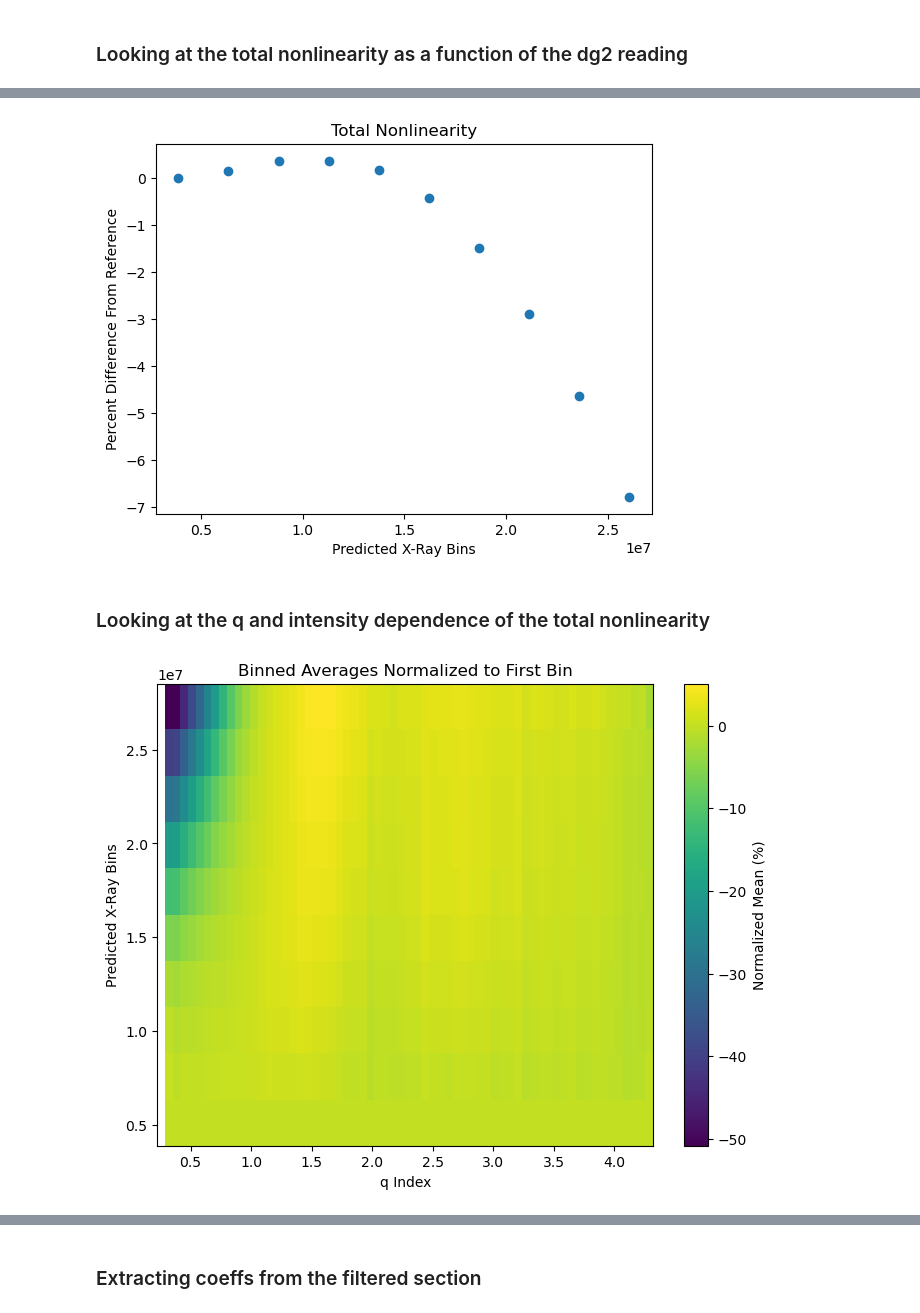
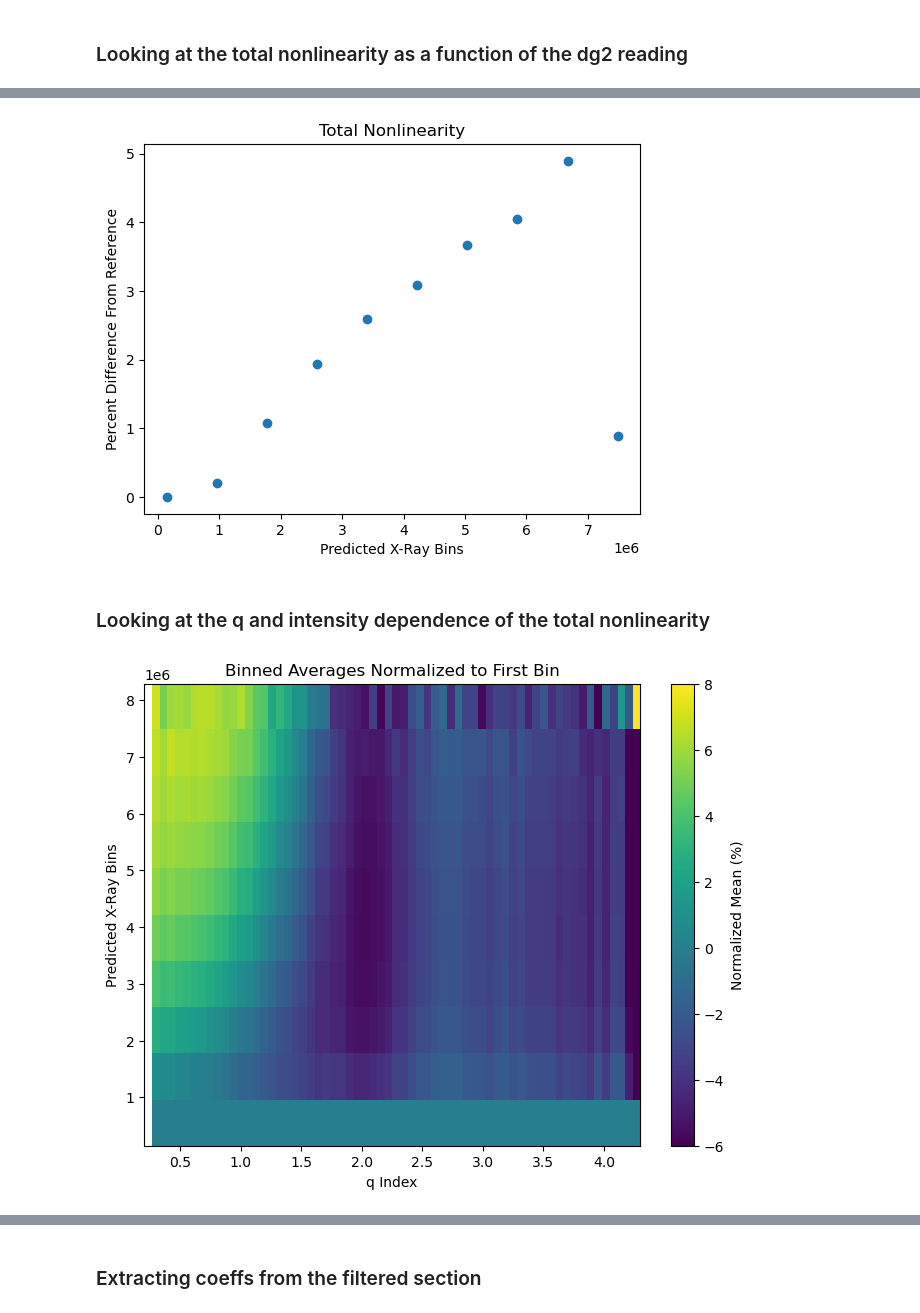
Before and after one commit to Weber-Group/L-10376, a Jupyter notebook: Nonlinear_Analysis.ipynb, the cells around one changed output, grey strips where cells are left out. Cells and saved outputs as stored; diff of their text form; code cells hidden in the pictures.

```diff
--- a/Nonlinear_Analysis.ipynb
+++ b/Nonlinear_Analysis.ipynb
@@ -158,11 +200,11 @@ specGood = spec[goodSpecIdx]
 # %%
 # Reworking the dg2 traces to have 0 offset and the direction is positive going
 ############
-dg2Low = 0.35 # Mask cutoff for linearity
+dg2Low = 0.25 # Mask cutoff for linearity
 ############
 dg2Sum = [] # Empty the array
 for trace in dg2traces[goodSpecIdx]:
-    sumTrace = trace.sum(axis=0) # Sum the 8 traces from each diode
+    sumTrace = trace[0] # Sum the 8 traces from each diode
     baseline = sumTrace[0:5].mean() # Find the baseline by looking at the first few values
     dg2Sum.append(np.sum(-1*(sumTrace-baseline))) # Subtract the basline, invert the trace, sum it up for each shot
 dg2Sum = np.array(dg2Sum) # Turn into a np array
@@ -239,0 +289,18 @@ plt.show()
+# %%
+coms = np.zeros(hist.shape[0])
+stdevs = np.zeros(hist.shape[0])
+for i in range(0,hist.shape[0]-1):
+    # Compute the center of mass
+    xx = yedges[:-1]
+    coms[i] = np.sum(xx * hist[i,:]) / np.sum(hist[i,:])
+
+    # Compute standard deviation as sqrt(variance)
+    stdevs[i] = np.sqrt(np.sum(hist[i,:] * (xx - coms[i]) ** 2) / np.sum(hist[i,:]))
+
+plt.figure()
+plt.errorbar(xedges[:-1],coms,yerr=stdevs)
+plt.axhline(0, linestyle='--', color='r')
+plt.xlabel('Predicted Xrays')
+plt.ylabel('Mean of Residuals')
+plt.title('Mean of resudials vs predicted x-rays (error bars are the variance)')
+plt.show()
@@ -241,7 +310,9 @@ plt.show()
 ### Ghost imaging analysis for finding the spectrometer curve in the unfiltered region (This one takes a while)
 # %%
 # Re-binning the spectrometer data on a shot-to-shot basis
-specGood2 = specGood[:,600:1500]; # Cutting off spectrometer values
+###########
+specGood2 = specGood[:,500:1500]; # Cutting off spectrometer values
+############
 plt.figure(figsize=[12,5]);
 plt.subplot(1,2,1)
 plt.plot(specGood2.mean(axis=0))
@@ -430,6 +501,8 @@ predXLowIdx = ((predicted_xrays/predicted_xrays.max())<predXLow) # Creating the
 # %%
 # Define bin edges (you can adjust the number of bins)
+############
 num_bins = 10  # Adjust as needed
+############3
 bin_edges = np.linspace(predicted_xrays.min(), predicted_xrays.max(), num_bins + 1)
 
 # Digitize dg2Sum to get bin indices
@@ -438,7 +511,7 @@ bin_indices = np.digitize(predicted_xrays, bin_edges) - 1  # Adjust for zero-bas
 # Initialize an array to store averaged normAzav
 binned_means = np.zeros(num_bins)
 
-normParameter = 'dg2'
+normParameter = 'highq'
 
 for i in range(num_bins):
     if i==0:
@@ -459,7 +532,7 @@ plt.xlabel('Predicted X-Ray Bins')
 plt.title('Total Nonlinearity')
 plt.show()
 # %% [output]
-[figure, old version]
+[figure, new version]
 # %% [markdown]
 ### Looking at the q and intensity dependence of the total nonlinearity
 # %%
@@ -479,31 +552,32 @@ normParameter = 'dg2'
 for i in range(num_bins):
     tempMask = bin_indices == i  # Get indices belonging to this bin
     if np.any(tempMask):  # Check if bin is not empty
         if normParameter == 'dg2':
             norm_factor = predicted_xrays[tempMask][:, np.newaxis]  # Reshape to (N,1) for broadcasting
             mean_value = np.mean((azav[goodSpecIdx][tempMask] * qbinSize) / norm_factor, axis=0)
         elif normParameter == 'highq':
             norm_factor = azav[goodSpecIdx][tempMask][:, 60:-1].sum(axis=1, keepdims=True)  # Reshape for broadcasting
             mean_value = np.mean((azav[goodSpecIdx][tempMask] * qbinSize) / norm_factor, axis=0)
 
         if i == 0:
             linearRefSumNorm = mean_value  # Store reference for normalization
 
         # Normalize using the first bin's mean as reference
         binned_means[i] = 100 * (mean_value - linearRefSumNorm) / linearRefSumNorm
 
 # **Plot the data using a color plot**
 plt.figure(figsize=(8, 6))
 im = plt.imshow(binned_means, aspect='auto', extent=[qbins[0], qbins[-1], bin_edges[0], bin_edges[-1]], origin='lower')
 
 # Add colorbar
 plt.colorbar(im, label="Normalized Mean (%)")
 #plt.clim(1,-15)
 # Labels and Title
 plt.xlabel("q Index")
 plt.ylabel("Predicted X-Ray Bins")
 plt.title("Binned Averages Normalized to First Bin")
+plt.clim(-6,8)
 
 plt.show()
 # %% [output]
-[figure, old version]
+[figure, new version]
```
Also changed, not shown: parts of 12 cells of this notebook, 29 other files.
